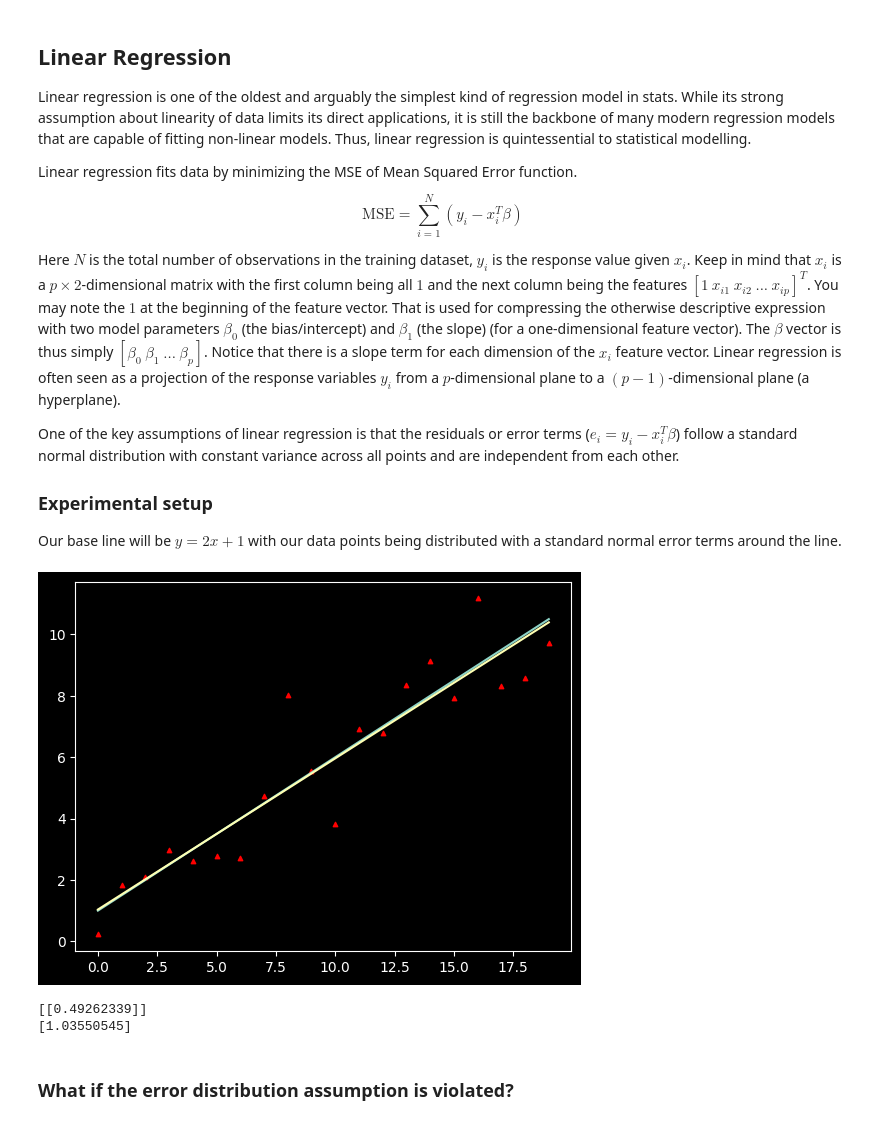
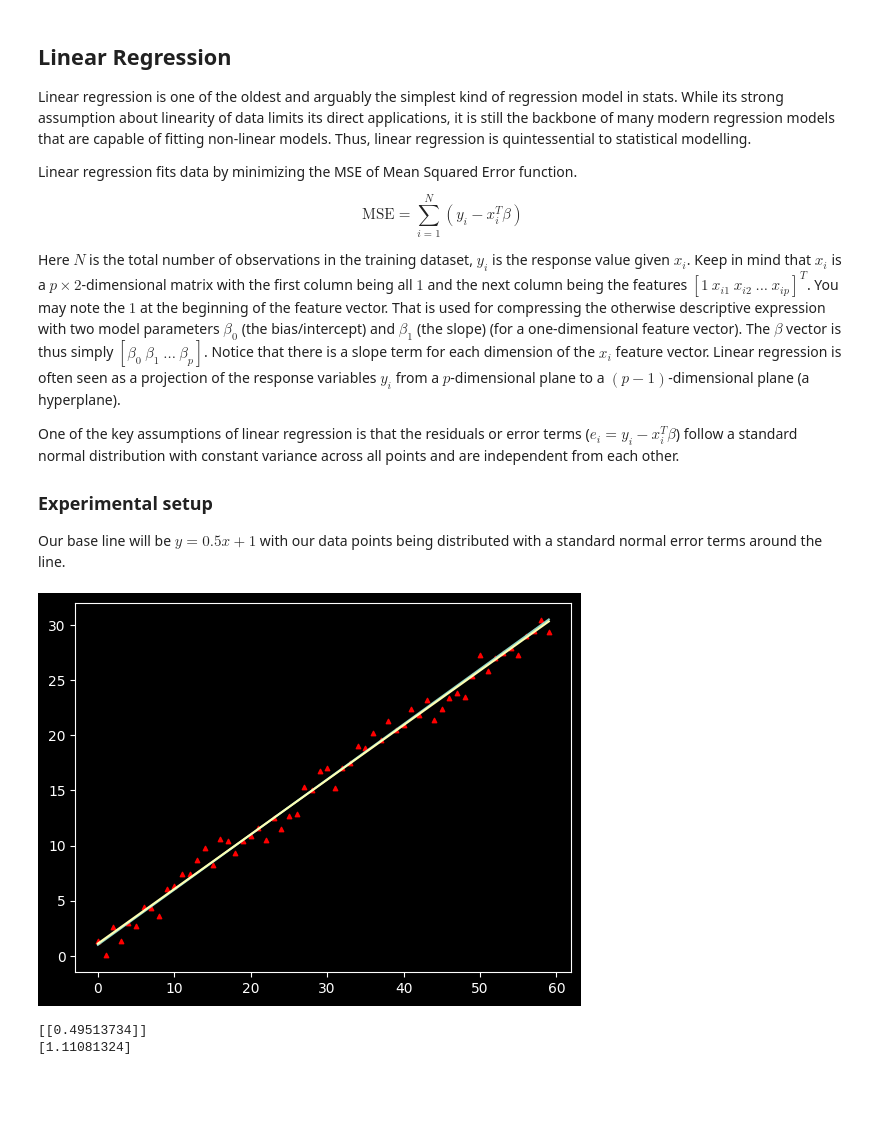
Before and after one commit to amkhrjee/stats, a Jupyter notebook: notebooks/linear_regression.ipynb, the cells around one changed output. Saved outputs shown, nothing was run; the diff lists cells and outputs as text; code cells hidden in the pictures; blank space fills up the shorter version.

```diff
--- a/notebooks/linear_regression.ipynb
+++ b/notebooks/linear_regression.ipynb
@@ -13,7 +13,7 @@ One of the key assumptions of linear regression is that the residuals or error t
 
 ### Experimental setup
 
-Our base line will be $y = 2x + 1$ with our data points being distributed with a standard normal error terms around the line.
+Our base line will be $y = 0.5x + 1$ with our data points being distributed with a standard normal error terms around the line.
 # %%
 import numpy as np
 import matplotlib.pyplot as plt
@@ -21,22 +21,20 @@ from sklearn.linear_model import LinearRegression
 # %%
 def fn(x):
     return 0.5 * x + 1
 
 
-xs = np.arange(20)
+xs = np.arange(60)
 plt.plot(xs, fn(xs))
 ys = fn(xs) + np.random.standard_normal(xs.shape)
 plt.scatter(xs, ys, marker="^", s=10, c="red")
 lr = LinearRegression()
 lr.fit(X=xs.reshape(-1, 1), y=ys.reshape(-1, 1))
 plt.plot(xs, lr.predict(xs.reshape(-1, 1)))
 plt.show()
 
 print(lr.coef_)
 print(lr.intercept_)
 # %% [output]
-[figure, old version]
+[figure, new version]
-[[0.49262339]]
-[1.03550545]
+[[0.49513734]]
+[1.11081324]
-# %% [markdown]
-### What if the error distribution assumption is violated?
```
Also changed, not shown: parts of 13 cells of this notebook, 1 other file.
